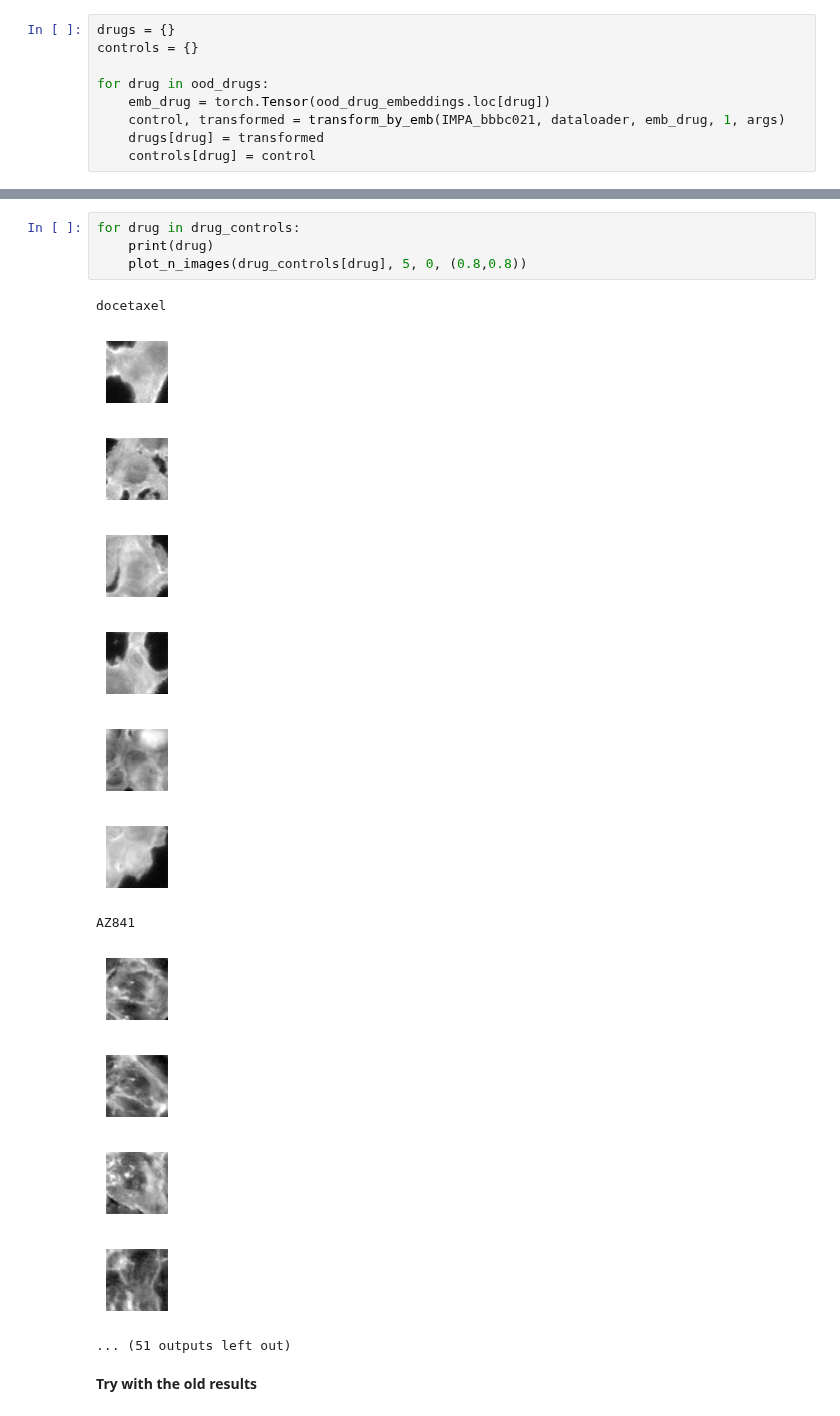
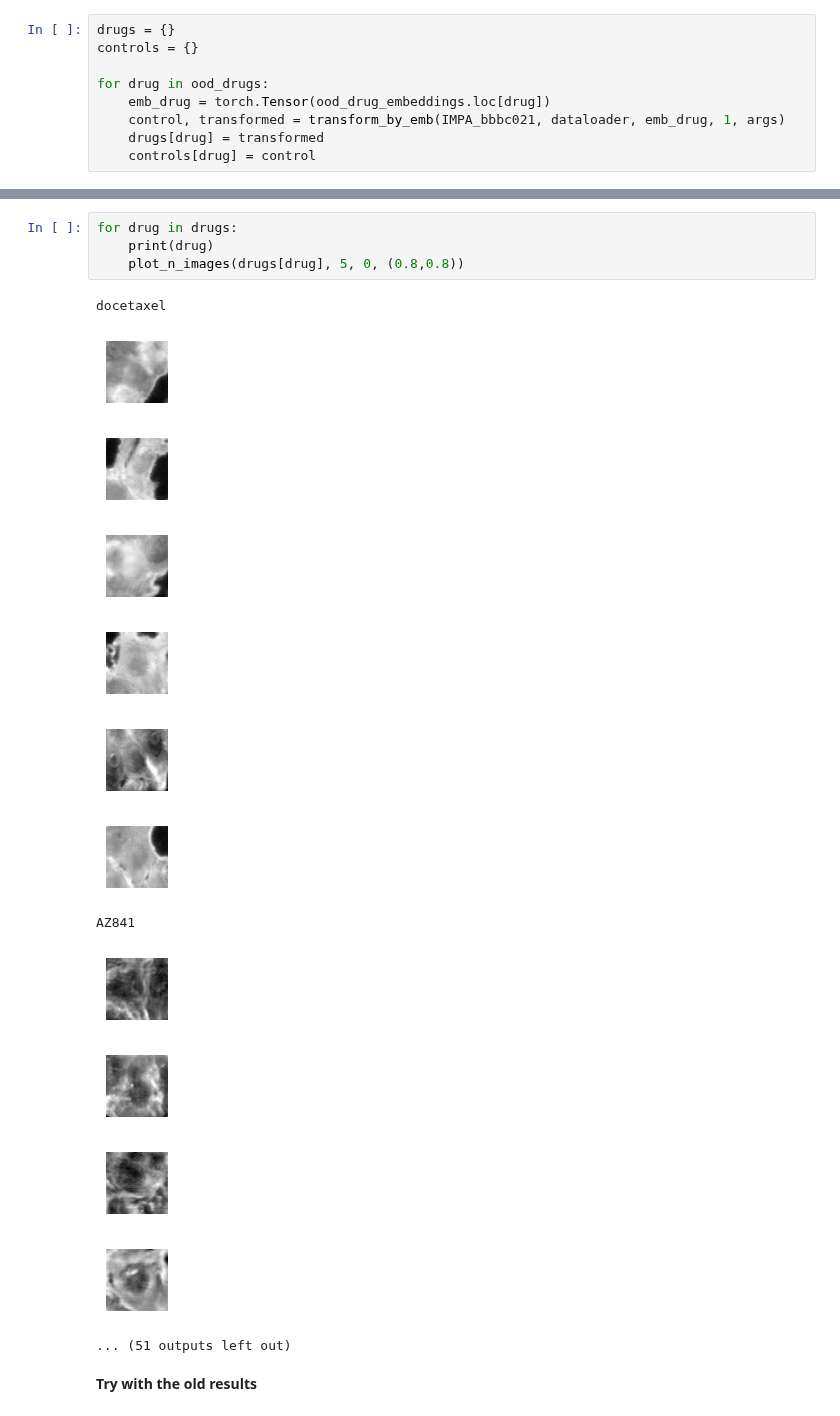
Before and after one commit to theislab/IMPA, a Jupyter notebook: notebooks/cpg0000/corrections_old_paper/unseen_drug_experiments.ipynb, the cells around one changed output, grey strips where cells are left out. Drawn from its saved outputs; the diff is of its cells as text.

```diff
--- a/notebooks/cpg0000/corrections_old_paper/unseen_drug_experiments.ipynb
+++ b/notebooks/cpg0000/corrections_old_paper/unseen_drug_experiments.ipynb
@@ -295,20 +273,20 @@ plot_n_images(controls["cytochalasin D"], 5, 0, (0.8,0.8))
 # %%
-for drug in drug_controls:
+for drug in drugs:
     print(drug)
-    plot_n_images(drug_controls[drug], 5, 0, (0.8,0.8))
+    plot_n_images(drugs[drug], 5, 0, (0.8,0.8))
 # %% [output]
 docetaxel
-[figure, old version]
+[figure, new version]
-[figure, old version]
+[figure, new version]
-[figure, old version]
+[figure, new version]
-[figure, old version]
+[figure, new version]
-[figure, old version]
+[figure, new version]
-[figure, old version]
+[figure, new version]
 AZ841
-[figure, old version]
+[figure, new version]
-[figure, old version]
+[figure, new version]
-[figure, old version]
+[figure, new version]
-[figure, old version]
+[figure, new version]
 ... (51 outputs left out)
 # %% [markdown]
 **Try with the old results**
```
Also changed, not shown: parts of 10 cells of this notebook, 6 other files.
